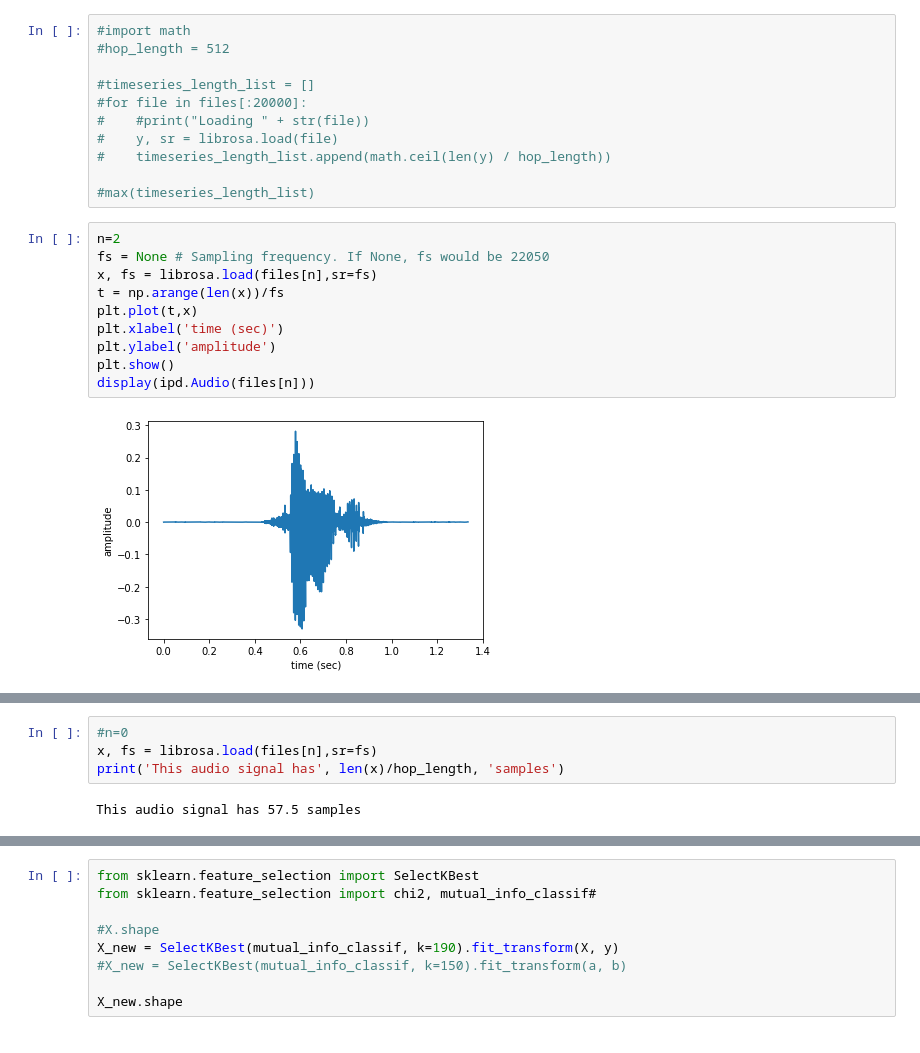
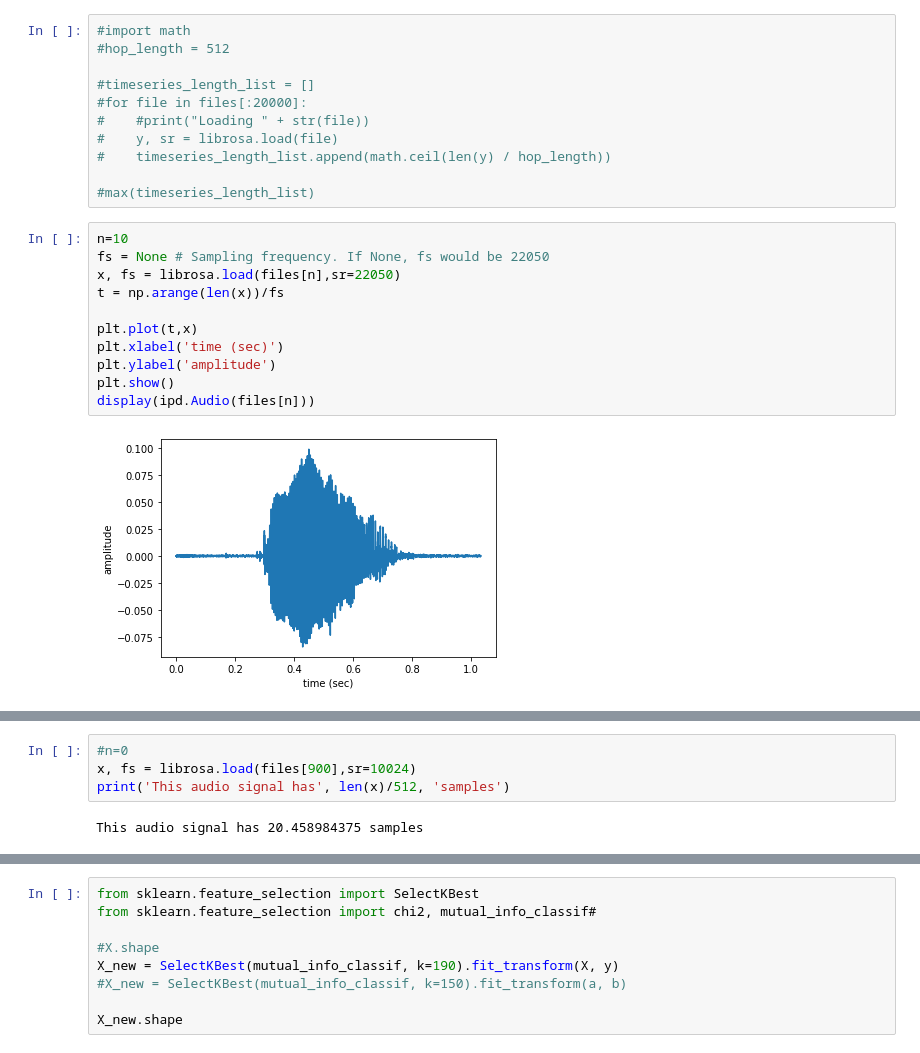
Before and after one commit to MoadSaadKhorchef/QMUL-BIG-DATA-SCIENCE, a Jupyter notebook: Couseworks/MACHINE LEARNING/CW2 - Mini Project/Testing2.ipynb, the cells around one changed output, grey strips where cells are left out. Cells and saved outputs as stored; diff of their text form.

```diff
--- a/Couseworks/MACHINE LEARNING/CW2 - Mini Project/Testing2.ipynb
+++ b/Couseworks/MACHINE LEARNING/CW2 - Mini Project/Testing2.ipynb
@@ -155,24 +225,25 @@ X,y = getXy(files[:1000],labels_file=labels,scale_audio=True, onlySingleDigit=Tr
 
 #max(timeseries_length_list)
 # %%
-n=2
+n=10
 fs = None # Sampling frequency. If None, fs would be 22050
-x, fs = librosa.load(files[n],sr=fs)
+x, fs = librosa.load(files[n],sr=22050)
 t = np.arange(len(x))/fs
+
 plt.plot(t,x)
 plt.xlabel('time (sec)')
 plt.ylabel('amplitude')
 plt.show()
 display(ipd.Audio(files[n]))
 # %% [output]
-[figure, old version]
+[figure, new version]
 [interactive output not drawn]
 # %%
 #n=0
-x, fs = librosa.load(files[n],sr=fs)
-print('This audio signal has', len(x)/hop_length, 'samples')
+x, fs = librosa.load(files[900],sr=10024)
+print('This audio signal has', len(x)/512, 'samples')
 # %% [output]
-This audio signal has 57.5 samples
+This audio signal has 20.458984375 samples
 # %%
 print(type(x))
 print(x.shape)
```
Also changed, not shown: parts of 21 cells of this notebook, 1 other file.
